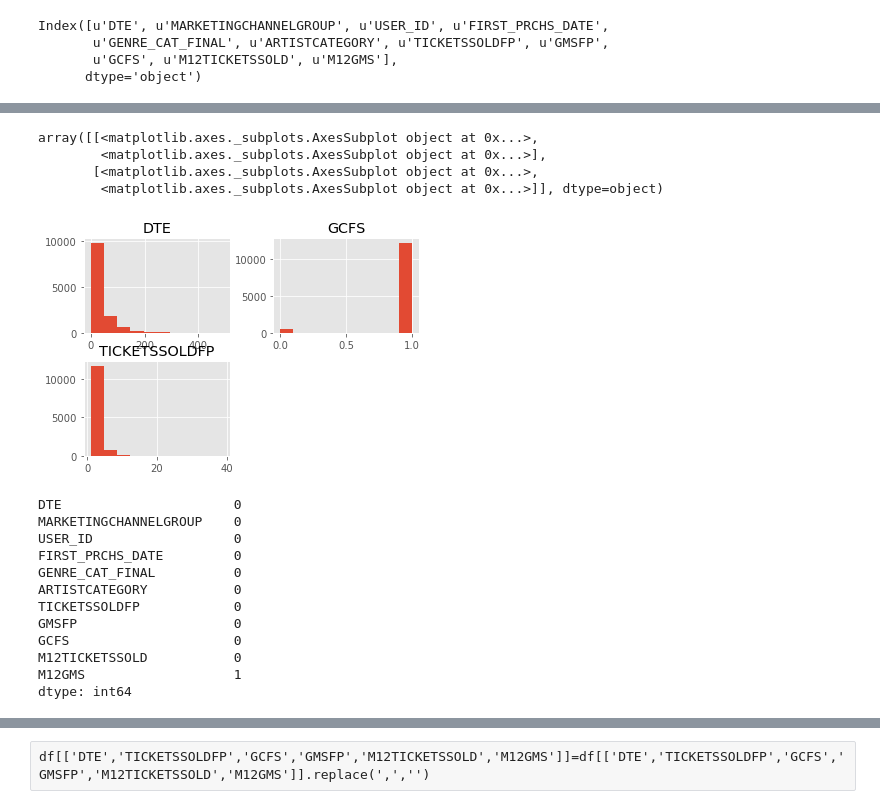
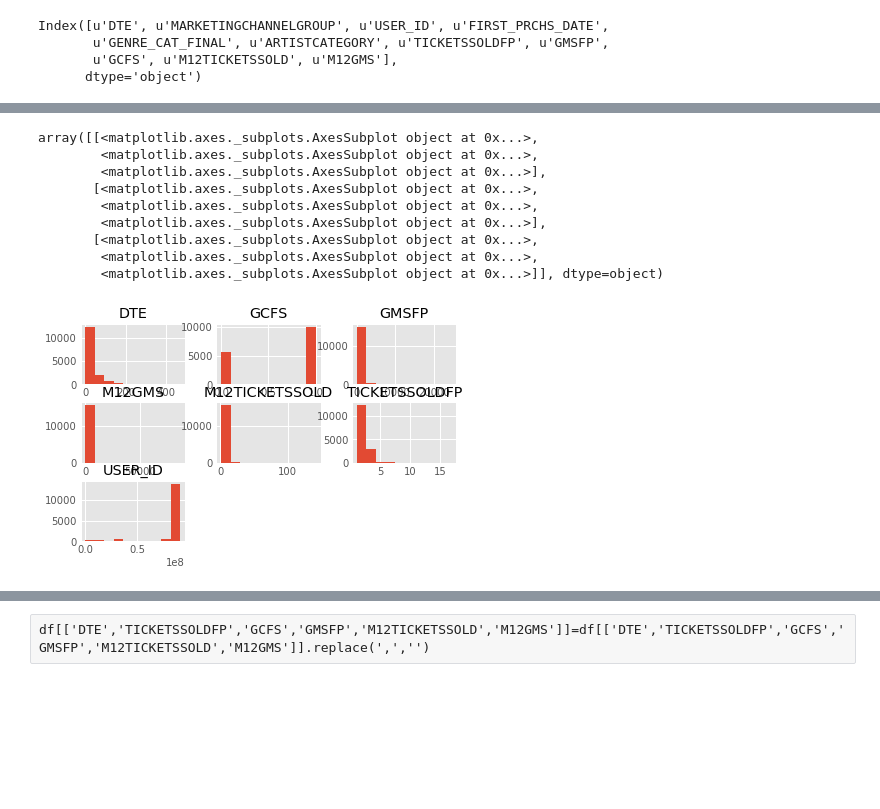
Before and after one commit to ishi1987/DS-SF-36, a Jupyter notebook: final-project/1/Final-Project1.ipynb, the cells around one changed output, grey strips where cells are left out. Cells and saved outputs as stored; diff of their text form; code cells hidden in the pictures; blank space fills up the shorter version.

```diff
--- a/final-project/1/Final-Project1.ipynb
+++ b/final-project/1/Final-Project1.ipynb
@@ -146 +148,4 @@ Social                       1
 Name: MARKETINGCHANNELGROUP, dtype: int64
+# %%
+#Limiting the dataset to direct, paid search and SEO
+df2 = df[df['MARKETINGCHANNELGROUP'].isin(['Direct','Paid Search','SEO'])]
@@ -167,0 +204,2 @@ df.fillna(0)
+# %%
+df3= df2[df2.M12TICKETSSOLD>0]
@@ -167,0 +225,2 @@ df.fillna(0)
+# %%
+df3 = df3[df3.GMSFP>0]
@@ -168,23 +242,13 @@ df.fillna(0)
 # %%
-df.hist()
+df3.hist()
 # %% [output]
 array([[<matplotlib.axes._subplots.AxesSubplot object at 0x...>,
+        <matplotlib.axes._subplots.AxesSubplot object at 0x...>,
         <matplotlib.axes._subplots.AxesSubplot object at 0x...>],
        [<matplotlib.axes._subplots.AxesSubplot object at 0x...>,
+        <matplotlib.axes._subplots.AxesSubplot object at 0x...>,
+        <matplotlib.axes._subplots.AxesSubplot object at 0x...>],
+       [<matplotlib.axes._subplots.AxesSubplot object at 0x...>,
+        <matplotlib.axes._subplots.AxesSubplot object at 0x...>,
         <matplotlib.axes._subplots.AxesSubplot object at 0x...>]], dtype=object)
-[figure, old version]
+[figure, new version]
-# %%
-df.isnull().sum()
-# %% [output]
-DTE                      0
-MARKETINGCHANNELGROUP    0
-USER_ID                  0
-FIRST_PRCHS_DATE         0
-GENRE_CAT_FINAL          0
-ARTISTCATEGORY           0
-TICKETSSOLDFP            0
-GMSFP                    0
-GCFS                     0
-M12TICKETSSOLD           0
-M12GMS                   1
-dtype: int64
```
Also changed, not shown: parts of 65 cells of this notebook, 5 other files.
